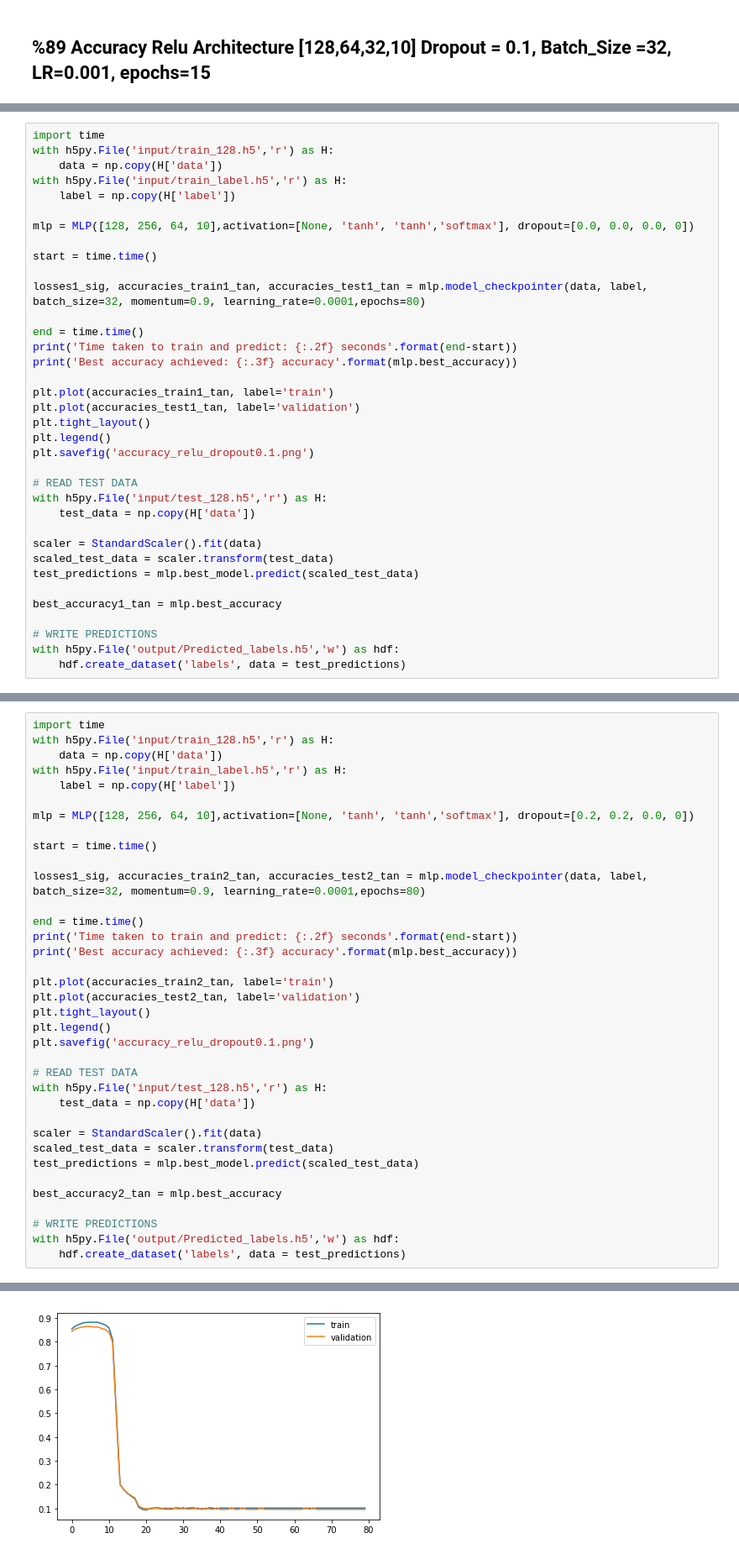
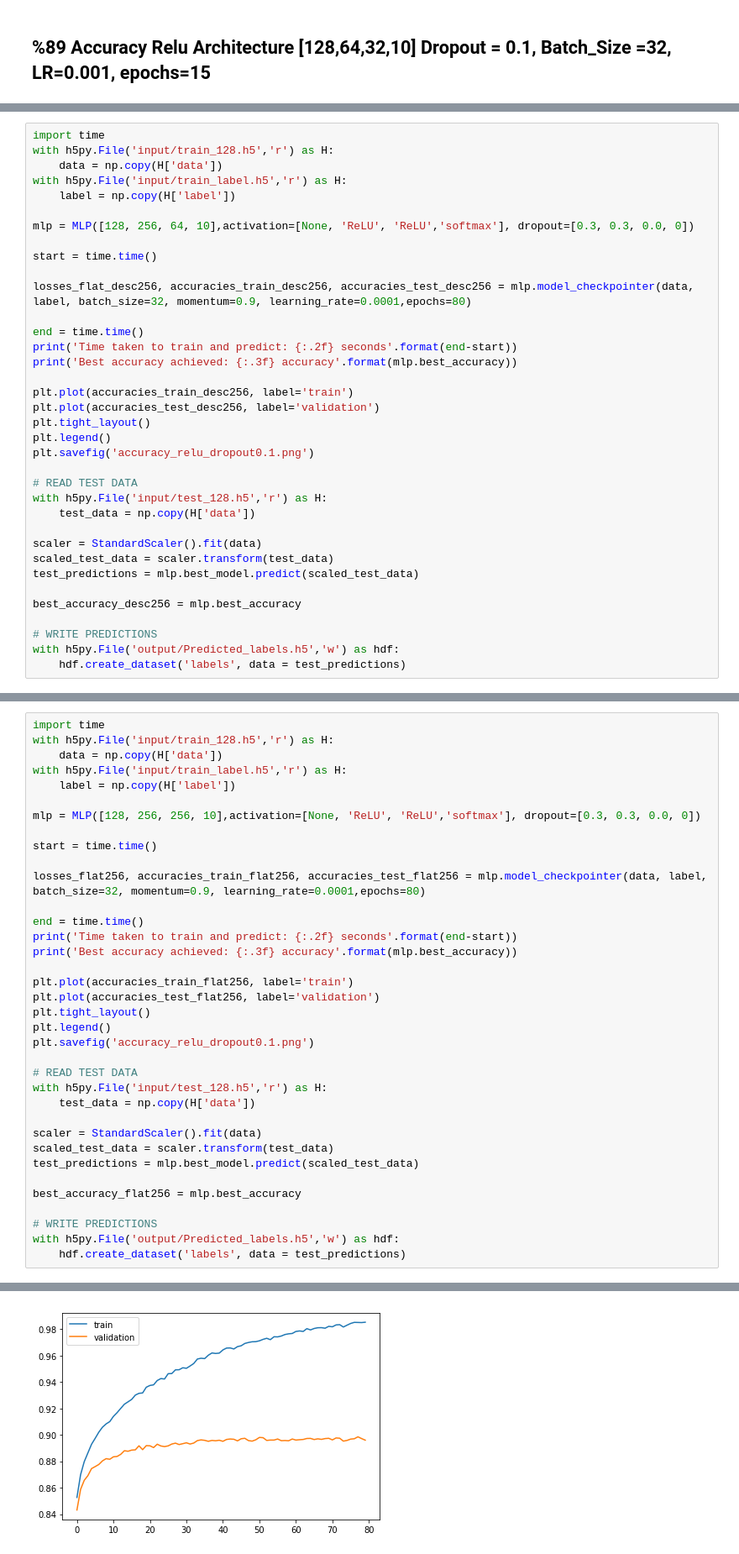
Before and after one commit to denizn/COMP5329-Assn1, a Jupyter notebook: MLP - final-visual changes.ipynb, the cells around one changed output, grey strips where cells are left out. Shown at 84% size. Drawn from its saved outputs; the diff is of its cells as text.

```diff
--- a/MLP - final-visual changes.ipynb
+++ b/MLP - final-visual changes.ipynb
@@ -1138,18 +1138,18 @@ with h5py.File('input/train_128.h5','r') as H:
 with h5py.File('input/train_label.h5','r') as H:
     label = np.copy(H['label'])
 
-mlp = MLP([128, 256, 64, 10],activation=[None, 'tanh', 'tanh','softmax'], dropout=[0.0, 0.0, 0.0, 0])
+mlp = MLP([128, 256, 64, 10],activation=[None, 'ReLU', 'ReLU','softmax'], dropout=[0.3, 0.3, 0.0, 0])
 
 start = time.time()
 
-losses1_sig, accuracies_train1_tan, accuracies_test1_tan = mlp.model_checkpointer(data, label, batch_size=32, momentum=0.9, learning_rate=0.0001,epochs=80)
+losses_flat_desc256, accuracies_train_desc256, accuracies_test_desc256 = mlp.model_checkpointer(data, label, batch_size=32, momentum=0.9, learning_rate=0.0001,epochs=80)
 
 end = time.time()
 print('Time taken to train and predict: {:.2f} seconds'.format(end-start))
 print('Best accuracy achieved: {:.3f} accuracy'.format(mlp.best_accuracy))
 
-plt.plot(accuracies_train1_tan, label='train')
-plt.plot(accuracies_test1_tan, label='validation')
+plt.plot(accuracies_train_desc256, label='train')
+plt.plot(accuracies_test_desc256, label='validation')
 plt.tight_layout()
 plt.legend()
 plt.savefig('accuracy_relu_dropout0.1.png')
@@ -1162,7 +1162,7 @@ scaler = StandardScaler().fit(data)
 scaled_test_data = scaler.transform(test_data)
 test_predictions = mlp.best_model.predict(scaled_test_data)
 
-best_accuracy1_tan = mlp.best_accuracy
+best_accuracy_desc256 = mlp.best_accuracy
 
 # WRITE PREDICTIONS
 with h5py.File('output/Predicted_labels.h5','w') as hdf:
@@ -1193,18 +1247,18 @@ with h5py.File('input/train_128.h5','r') as H:
 with h5py.File('input/train_label.h5','r') as H:
     label = np.copy(H['label'])
 
-mlp = MLP([128, 256, 64, 10],activation=[None, 'tanh', 'tanh','softmax'], dropout=[0.2, 0.2, 0.0, 0])
+mlp = MLP([128, 256, 256, 10],activation=[None, 'ReLU', 'ReLU','softmax'], dropout=[0.3, 0.3, 0.0, 0])
 
 start = time.time()
 
-losses1_sig, accuracies_train2_tan, accuracies_test2_tan = mlp.model_checkpointer(data, label, batch_size=32, momentum=0.9, learning_rate=0.0001,epochs=80)
+losses_flat256, accuracies_train_flat256, accuracies_test_flat256 = mlp.model_checkpointer(data, label, batch_size=32, momentum=0.9, learning_rate=0.0001,epochs=80)
 
 end = time.time()
 print('Time taken to train and predict: {:.2f} seconds'.format(end-start))
 print('Best accuracy achieved: {:.3f} accuracy'.format(mlp.best_accuracy))
 
-plt.plot(accuracies_train2_tan, label='train')
-plt.plot(accuracies_test2_tan, label='validation')
+plt.plot(accuracies_train_flat256, label='train')
+plt.plot(accuracies_test_flat256, label='validation')
 plt.tight_layout()
 plt.legend()
 plt.savefig('accuracy_relu_dropout0.1.png')
@@ -1217,7 +1271,7 @@ scaler = StandardScaler().fit(data)
 scaled_test_data = scaler.transform(test_data)
 test_predictions = mlp.best_model.predict(scaled_test_data)
 
-best_accuracy2_tan = mlp.best_accuracy
+best_accuracy_flat256 = mlp.best_accuracy
 
 # WRITE PREDICTIONS
 with h5py.File('output/Predicted_labels.h5','w') as hdf:
@@ -1243 +1297 @@ Best accuracy achieved: 0.865 accuracy
-[figure, old version]
+[figure, new version]
```
Also changed, not shown: parts of 7 cells of this notebook, 4 other files.
